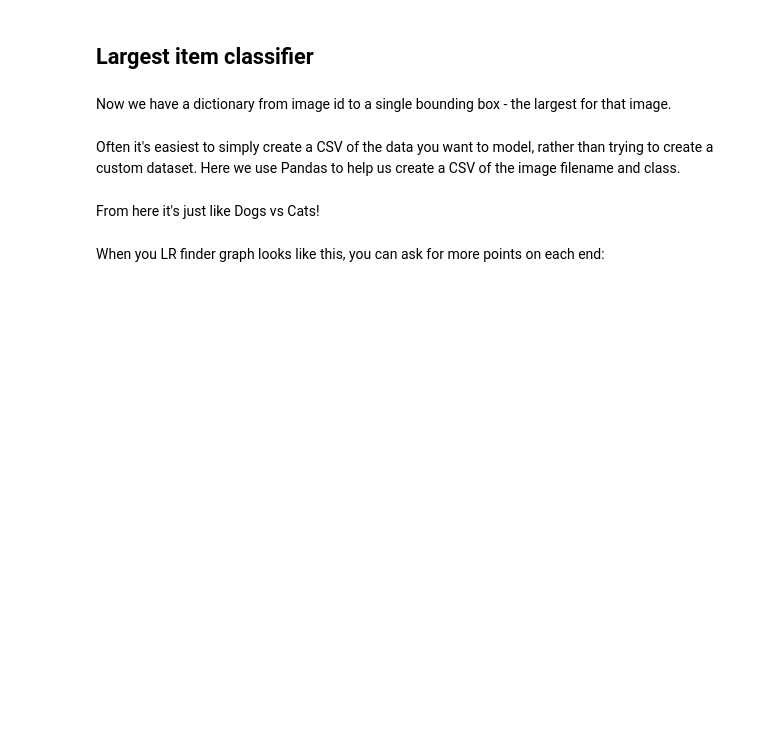
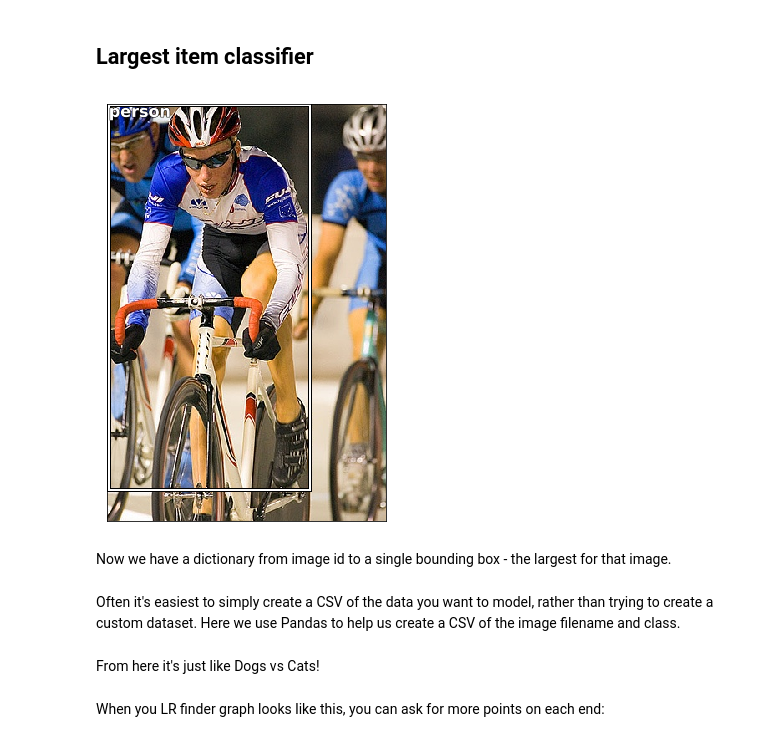
Before and after one commit to lokeshsoni/pytorch-codes, a Jupyter notebook: fastai-course-2018/courses/dl2/8 Pascal VOC.ipynb, the cells around one changed output. Saved outputs shown, nothing was run; the diff lists cells and outputs as text; code cells hidden in the pictures; blank space fills up the shorter version.

```diff
--- a/fastai-course-2018/courses/dl2/8 Pascal VOC.ipynb
+++ b/fastai-course-2018/courses/dl2/8 Pascal VOC.ipynb
@@ -152,12 +196,14 @@ for label, bbox in train_annotations.items():
         print(label)
 # %%
 bbox, label = train_large_annotations[23]
-bbox = bb_hw(bbox)
+bbox = bbox_hw(bbox)
 
 ax = show_img(open_image(image_paths/id_to_images[23]), figsize=(5,10))
 
 draw_rect(ax, bbox)
 draw_text(ax, bbox[:2], id_to_categories[label], text_size=16)
+# %% [output]
+[figure, added]
 # %% [markdown]
 Now we have a dictionary from image id to a single bounding box - the largest for that image.
 # %%
```
Also changed, not shown: parts of 13 cells of this notebook, 1 other file.
